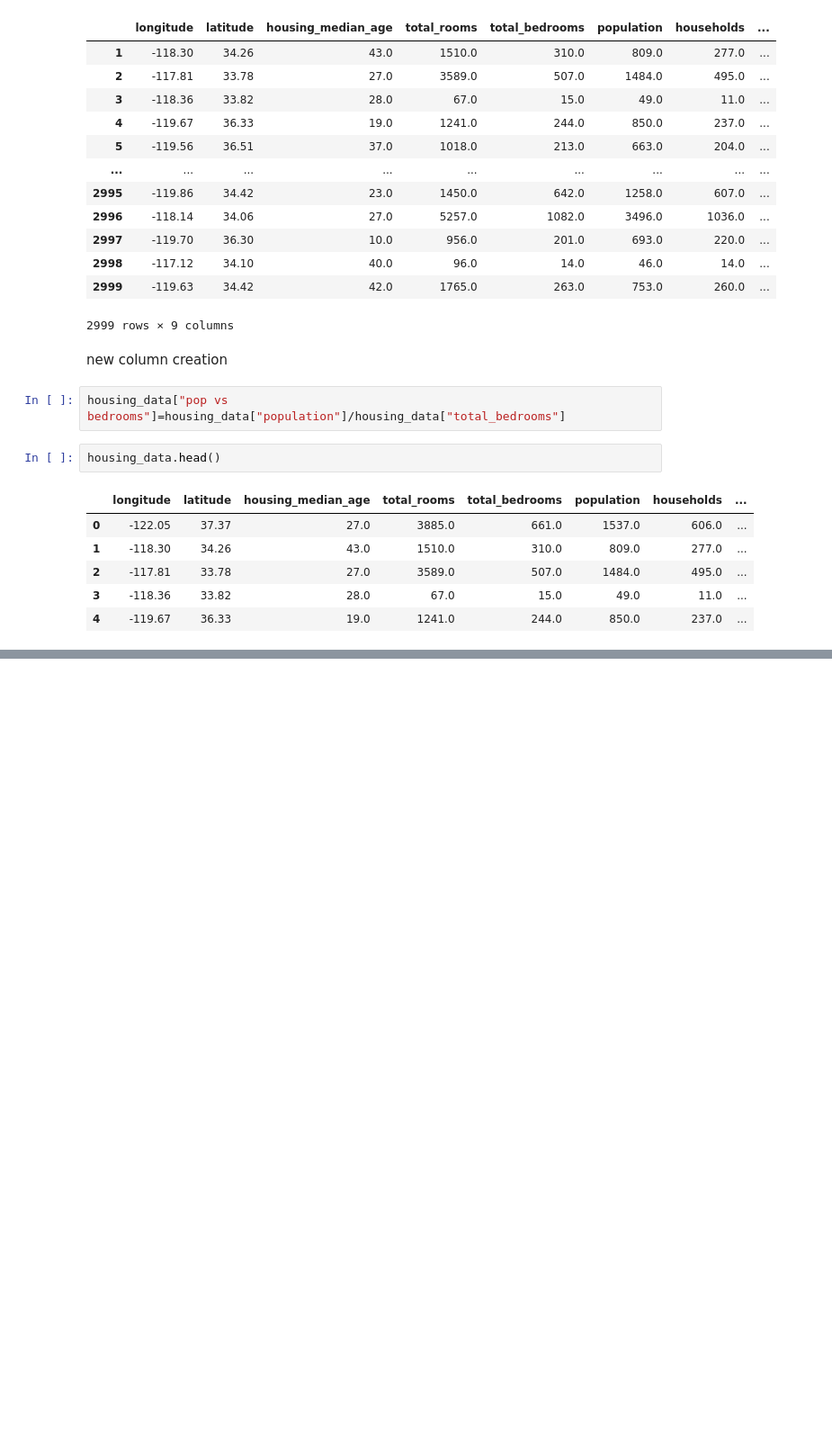
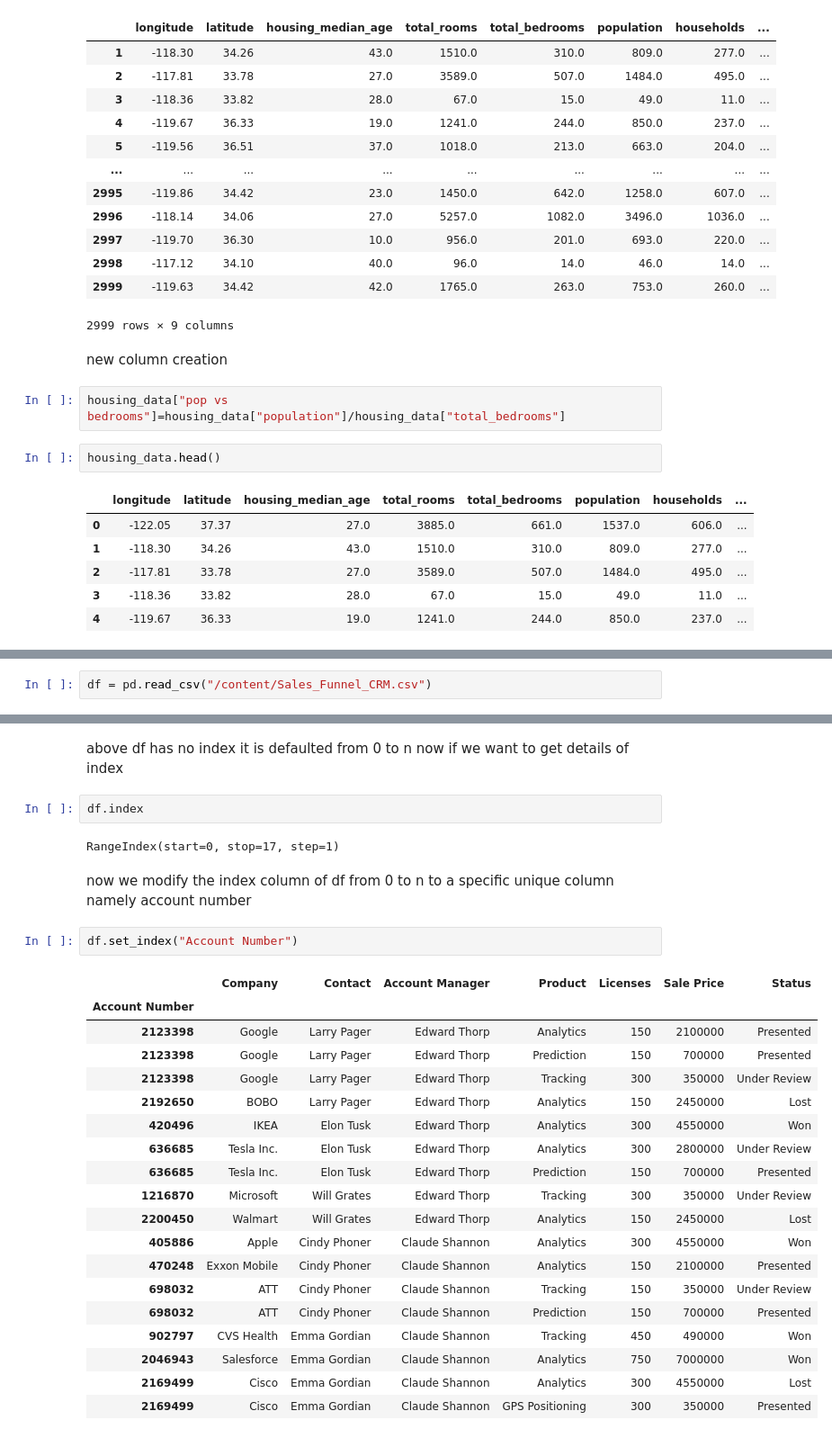
Before and after one commit to saisasi-choda/ML, a Jupyter notebook: pandas.ipynb, the cells around one changed output, grey strips where cells are left out. Shown at 90% size. Saved outputs shown, nothing was run; the diff lists cells and outputs as text; blank space fills up the shorter version.

```diff
--- a/pandas.ipynb
+++ b/pandas.ipynb
@@ -269,0 +194,2 @@ housing_data.head()
+# %%
+df = pd.read_csv("/content/Sales_Funnel_CRM.csv")
@@ -269,0 +205,30 @@ housing_data.head()
+# %% [markdown]
+above df has no index it is defaulted from 0 to n now if we want to get details of index
+# %%
+df.index
+# %% [output]
+RangeIndex(start=0, stop=17, step=1)
+# %% [markdown]
+now we modify the index column of df from 0 to n to a specific unique column namely account number
+# %%
+df.set_index("Account Number")
+# %% [output]
+|  | Company | Contact | Account Manager | Product | Licenses | Sale Price | Status |
+| Account Number |  |  |  |  |  |  |  |
+| 2123398 | Google | Larry Pager | Edward Thorp | Analytics | 150 | 2100000 | Presented |
+| 2123398 | Google | Larry Pager | Edward Thorp | Prediction | 150 | 700000 | Presented |
+| 2123398 | Google | Larry Pager | Edward Thorp | Tracking | 300 | 350000 | Under Review |
+| 2192650 | BOBO | Larry Pager | Edward Thorp | Analytics | 150 | 2450000 | Lost |
+| 420496 | IKEA | Elon Tusk | Edward Thorp | Analytics | 300 | 4550000 | Won |
+| 636685 | Tesla Inc. | Elon Tusk | Edward Thorp | Analytics | 300 | 2800000 | Under Review |
+| 636685 | Tesla Inc. | Elon Tusk | Edward Thorp | Prediction | 150 | 700000 | Presented |
+| 1216870 | Microsoft | Will Grates | Edward Thorp | Tracking | 300 | 350000 | Under Review |
+| 2200450 | Walmart | Will Grates | Edward Thorp | Analytics | 150 | 2450000 | Lost |
+| 405886 | Apple | Cindy Phoner | Claude Shannon | Analytics | 300 | 4550000 | Won |
+| 470248 | Exxon Mobile | Cindy Phoner | Claude Shannon | Analytics | 150 | 2100000 | Presented |
+| 698032 | ATT | Cindy Phoner | Claude Shannon | Tracking | 150 | 350000 | Under Review |
+| 698032 | ATT | Cindy Phoner | Claude Shannon | Prediction | 150 | 700000 | Presented |
+| 902797 | CVS Health | Emma Gordian | Claude Shannon | Tracking | 450 | 490000 | Won |
+| 2046943 | Salesforce | Emma Gordian | Claude Shannon | Analytics | 750 | 7000000 | Won |
+| 2169499 | Cisco | Emma Gordian | Claude Shannon | Analytics | 300 | 4550000 | Lost |
+| 2169499 | Cisco | Emma Gordian | Claude Shannon | GPS Positioning | 300 | 350000 | Presented |
```
Also changed, not shown: parts of 35 cells of this notebook.
